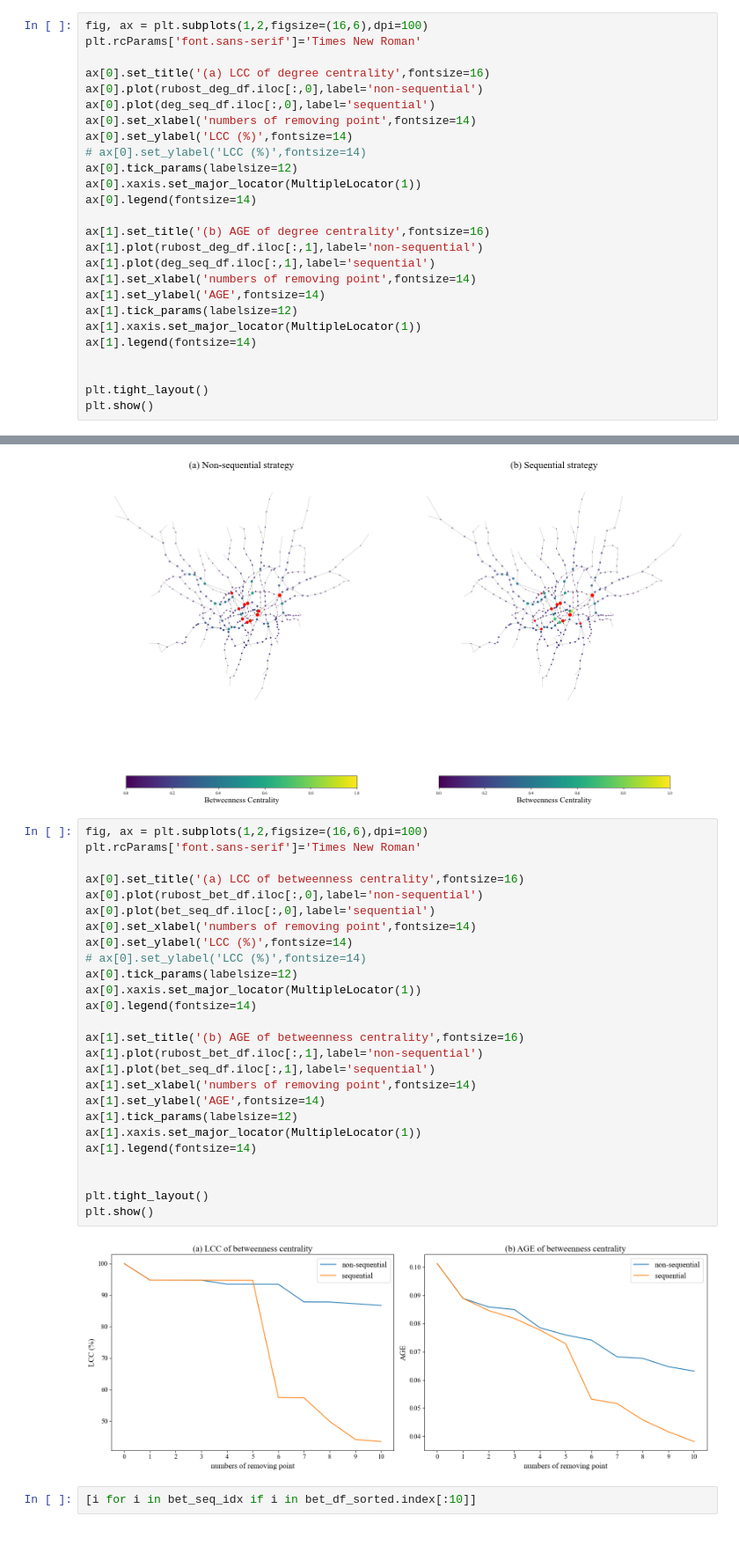
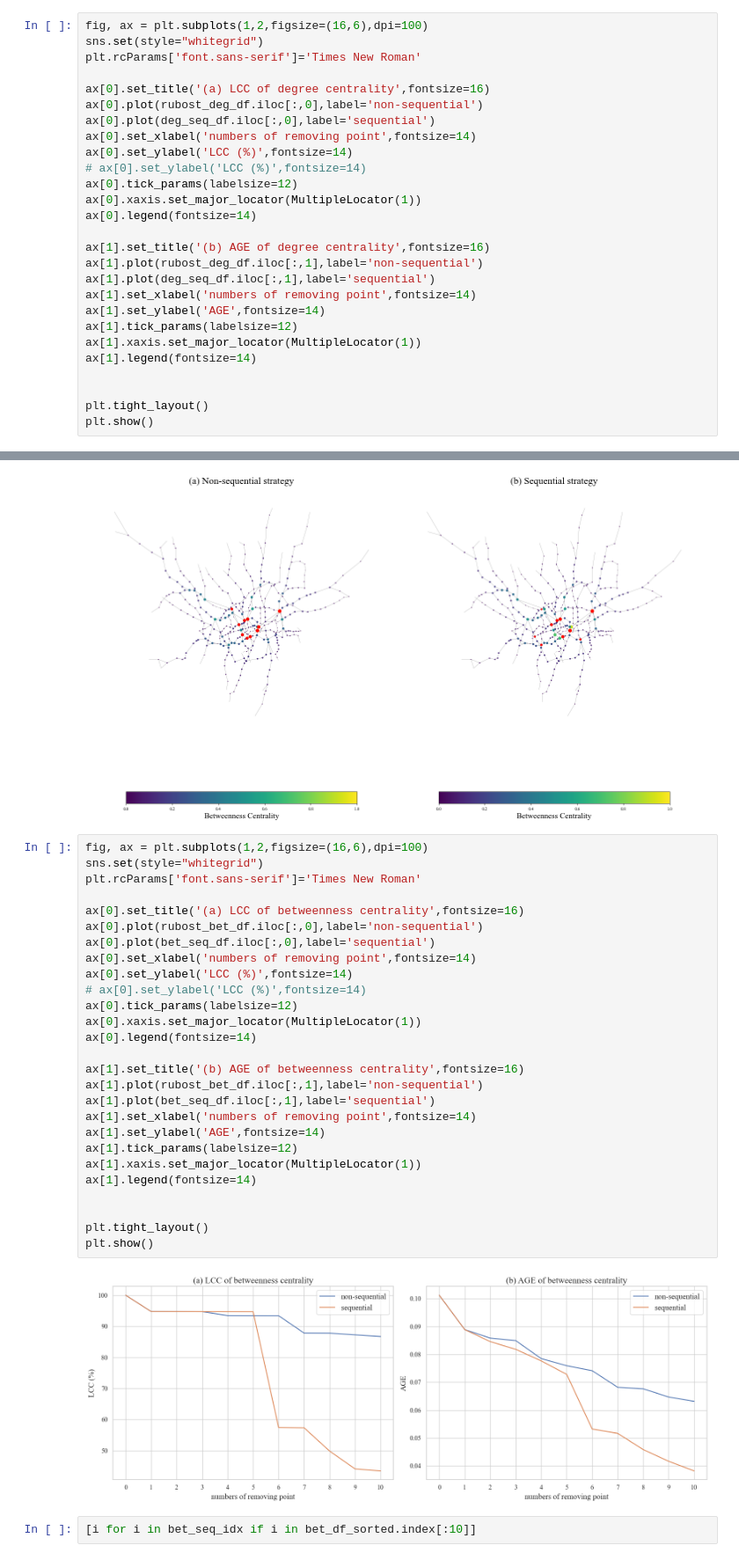
Before and after one commit to CeHouGIS/urban_sim, a Jupyter notebook: urban_sim.ipynb, the cells around one changed output, grey strips where cells are left out. Shown at 88% size. Cells and saved outputs as stored; diff of their text form.

```diff
--- a/urban_sim.ipynb
+++ b/urban_sim.ipynb
@@ -327,6 +320,7 @@ plt.show()
 [figure]
 # %%
 fig, ax = plt.subplots(1,2,figsize=(16,6),dpi=100)
+sns.set(style="whitegrid")
 plt.rcParams['font.sans-serif']='Times New Roman'
 
 ax[0].set_title('(a) LCC of degree centrality',fontsize=16)
@@ -501,32 +495,33 @@ plt.show()
 [figure]
 # %%
 fig, ax = plt.subplots(1,2,figsize=(16,6),dpi=100)
+sns.set(style="whitegrid")
 plt.rcParams['font.sans-serif']='Times New Roman'
 
 ax[0].set_title('(a) LCC of betweenness centrality',fontsize=16)
 ax[0].plot(rubost_bet_df.iloc[:,0],label='non-sequential')
 ax[0].plot(bet_seq_df.iloc[:,0],label='sequential')
 ax[0].set_xlabel('numbers of removing point',fontsize=14)
 ax[0].set_ylabel('LCC (%)',fontsize=14)
 # ax[0].set_ylabel('LCC (%)',fontsize=14)
 ax[0].tick_params(labelsize=12)
 ax[0].xaxis.set_major_locator(MultipleLocator(1))
 ax[0].legend(fontsize=14)
 
 ax[1].set_title('(b) AGE of betweenness centrality',fontsize=16)
 ax[1].plot(rubost_bet_df.iloc[:,1],label='non-sequential')
 ax[1].plot(bet_seq_df.iloc[:,1],label='sequential')
 ax[1].set_xlabel('numbers of removing point',fontsize=14)
 ax[1].set_ylabel('AGE',fontsize=14)
 ax[1].tick_params(labelsize=12)
 ax[1].xaxis.set_major_locator(MultipleLocator(1))
 ax[1].legend(fontsize=14)
 
 
 plt.tight_layout()
 plt.show()
 # %% [output]
-[figure, old version]
+[figure, new version]
 # %%
 [i for i in bet_seq_idx if i in bet_df_sorted.index[:10]]
 # %% [output]
```
Also changed, not shown: parts of 39 cells of this notebook.
